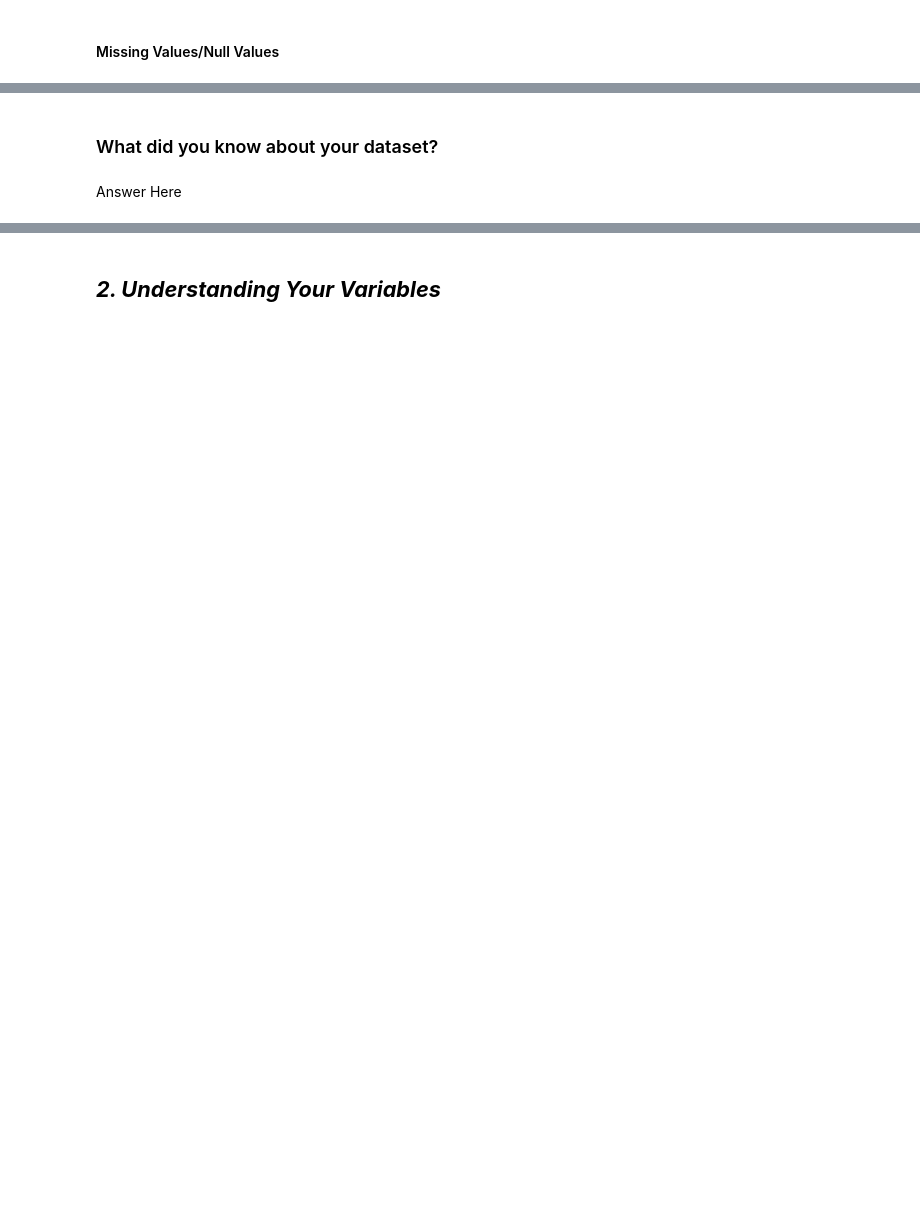
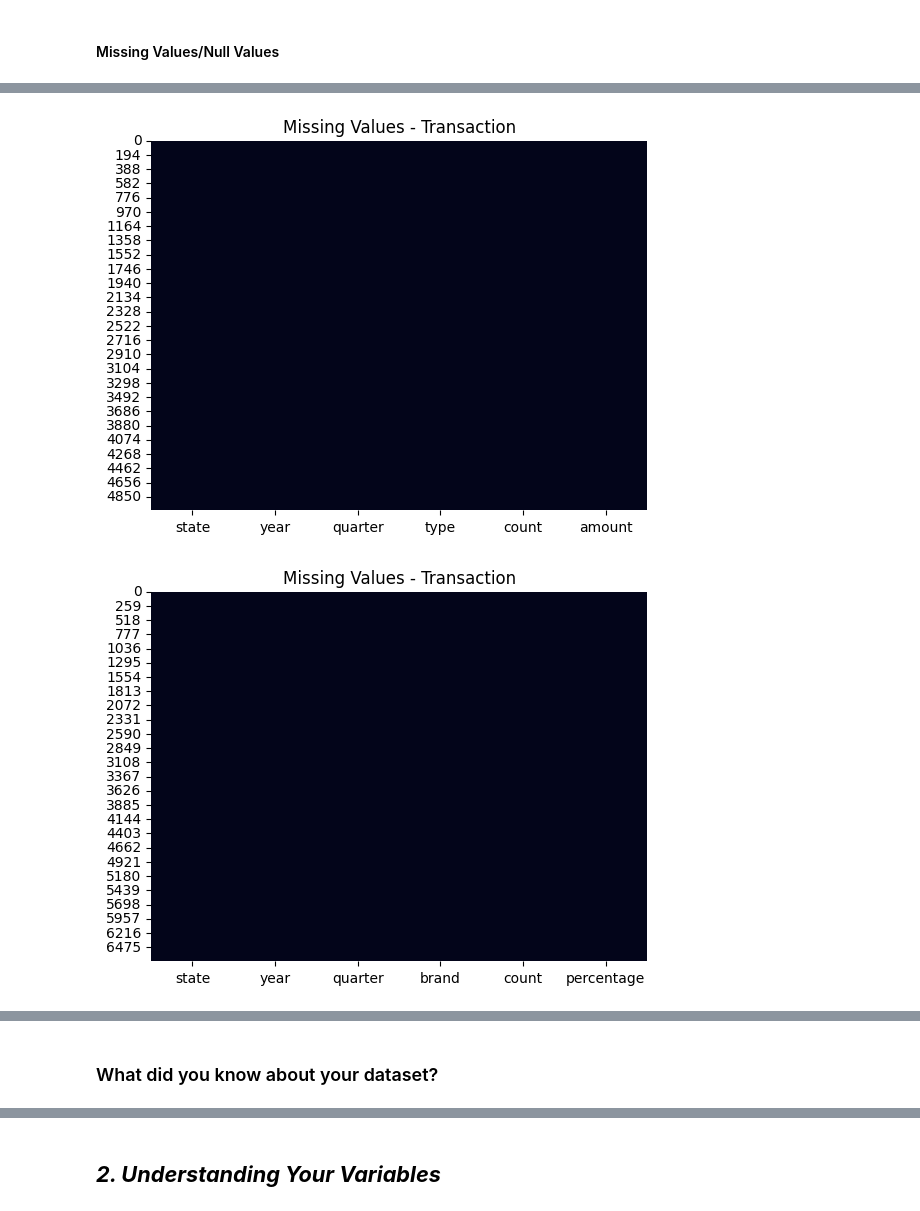
Before and after one commit to Snehamn24/PhonePe-ML-model, a Jupyter notebook: PhonePe_ML_model.ipynb, the cells around one changed output, grey strips where cells are left out. Saved outputs shown, nothing was run; the diff lists cells and outputs as text; code cells hidden in the pictures; blank space fills up the shorter version.

Commit message:
Data Visualization and ML model

```diff
--- a/PhonePe_ML_model.ipynb
+++ b/PhonePe_ML_model.ipynb
@@ -91,0 +82,23 @@ M - Multivariate Analysis
+# %%
+# Aggregated User
+data_list = []
+
+path = "pulse/data/aggregated/user/country/india/state"
+
+for state in os.listdir(path):
+    for year in os.listdir(os.path.join(path, state)):
+        for file in os.listdir(os.path.join(path, state, year)):
+            with open(os.path.join(path, state, year, file)) as f:
+                data = json.load(f)
+                try:
+                    for item in data["data"]["usersByDevice"]:
+                        data_list.append([
+                            state, int(year), int(file.strip(".json")),
+                            item["brand"], item["count"], item["percentage"]
+                        ])
+                except:
+                    continue
+
+df_user = pd.DataFrame(data_list, columns=[
+    "state","year","quarter","brand","count","percentage"
+])
@@ -113,0 +259,17 @@ M - Multivariate Analysis
+# %%
+# Visualizing the missing values
+sns.heatmap(df_trans.isnull(), cbar=False)
+plt.title("Missing Values - Transaction")
+plt.show()
+
+
+sns.heatmap(df_user.isnull(), cbar=False)
+plt.title("Missing Values - Transaction")
+plt.show()
+
+sns.heatmap(df_ins.isnull(), cbar=False)
+plt.title("Missing Values - Transaction")
+plt.show()
+# %% [output]
+[figure, added]
+[figure, added]
@@ -114,4 +277,2 @@ M - Multivariate Analysis
 # %% [markdown]
 ### What did you know about your dataset?
-# %% [markdown]
-Answer Here
```
Also changed, not shown: parts of 226 cells of this notebook.
